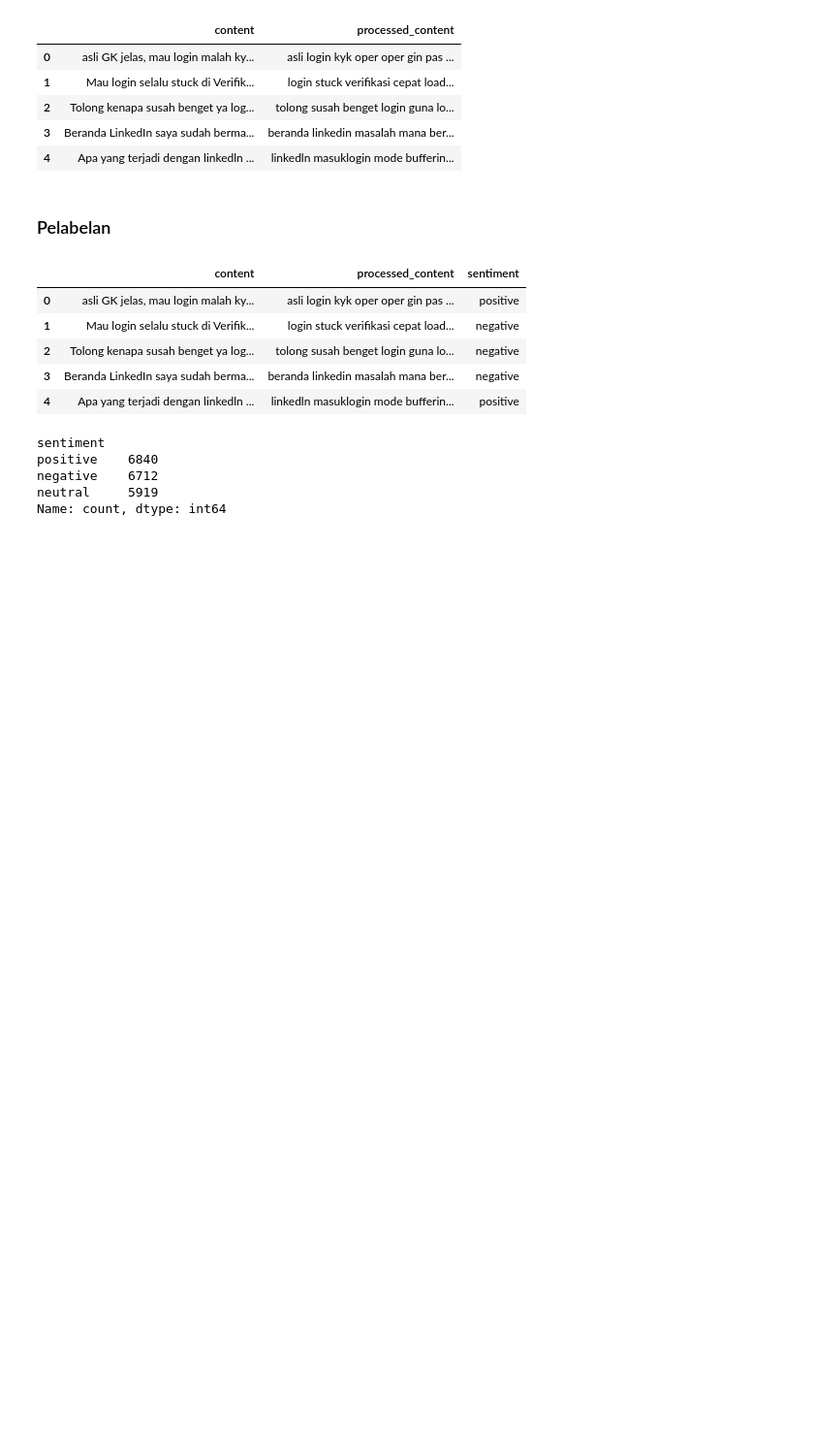
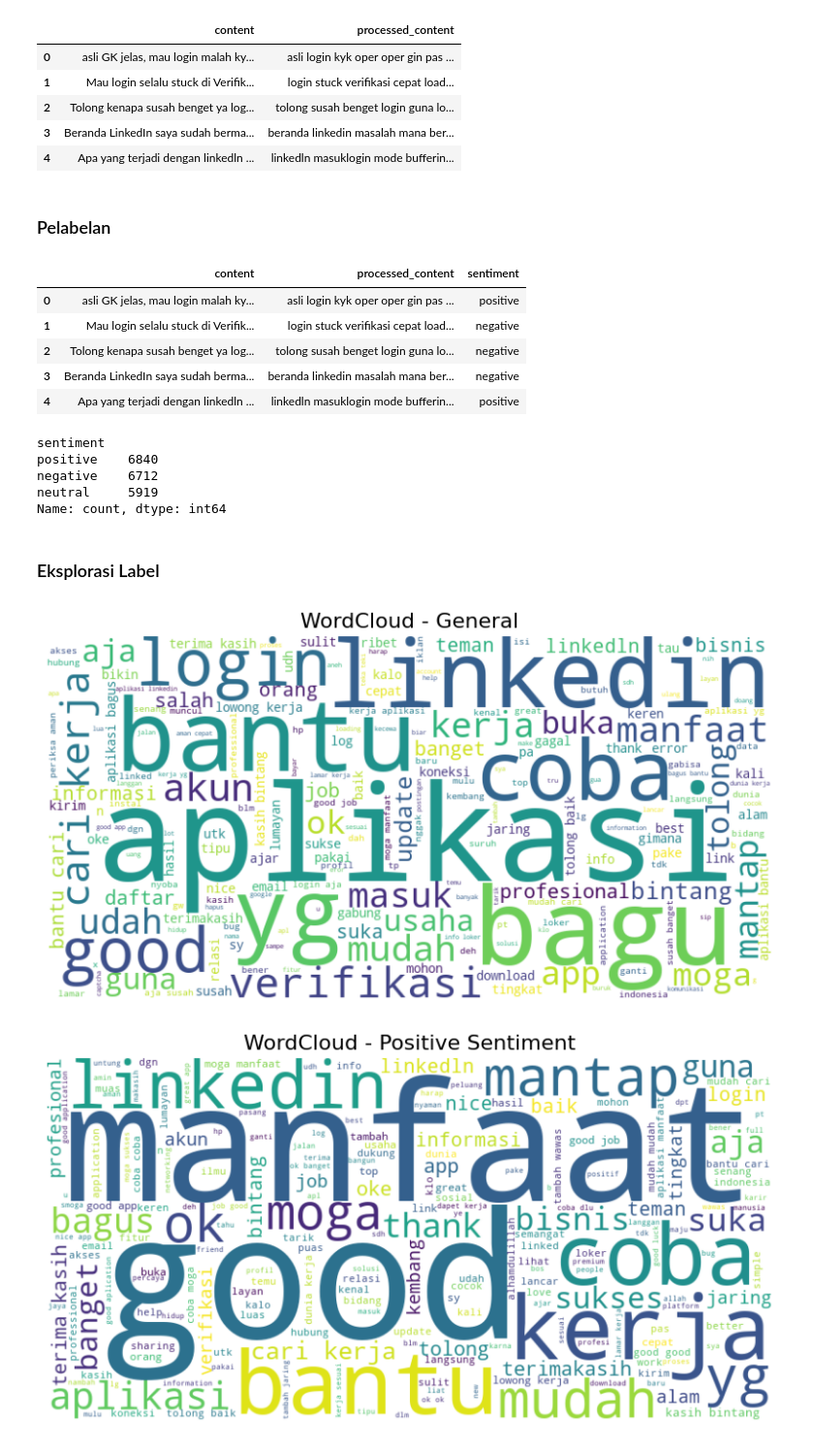
Before and after one commit to NumiKun/Dicoding_BPML, a Jupyter notebook: Projek Analisis Sentimen/modelling_analisis_sentimen.ipynb, the cells around one changed output. Shown at 97% size. Drawn from its saved outputs; the diff is of its cells as text; code cells hidden in the pictures; blank space fills up the shorter version.

Commit message:
add wordcloud

```diff
--- a/Projek Analisis Sentimen/modelling_analisis_sentimen.ipynb
+++ b/Projek Analisis Sentimen/modelling_analisis_sentimen.ipynb
@@ -234,3 +236,29 @@ positive    6840
 negative    6712
 neutral     5919
 Name: count, dtype: int64
+# %% [markdown]
+### Eksplorasi Label
+# %%
+# Fungsi untuk membuat wordcloud
+def generate_wordcloud(text, title):
+    wordcloud = WordCloud(width=800, height=400, background_color='white').generate(text)
+    plt.figure(figsize=(10, 5))
+    plt.imshow(wordcloud, interpolation='bilinear')
+    plt.axis('off')
+    plt.title(title, fontsize=16)
+    plt.show()
+
+# Gabungkan semua kata untuk setiap kategori
+general_text = ' '.join(dataset['processed_content'])
+positive_text = ' '.join(dataset[dataset['sentiment'] == 'positive']['processed_content'])
+negative_text = ' '.join(dataset[dataset['sentiment'] == 'negative']['processed_content'])
+neutral_text = ' '.join(dataset[dataset['sentiment'] == 'neutral']['processed_content'])
+
+# Buat wordcloud untuk setiap kategori
+generate_wordcloud(general_text, 'WordCloud - General')
+generate_wordcloud(positive_text, 'WordCloud - Positive Sentiment')
+generate_wordcloud(negative_text, 'WordCloud - Negative Sentiment')
+generate_wordcloud(neutral_text, 'WordCloud - Neutral Sentiment')
+# %% [output]
+[figure, added]
+[figure, added]
```
Also changed, not shown: parts of 2 cells of this notebook.
